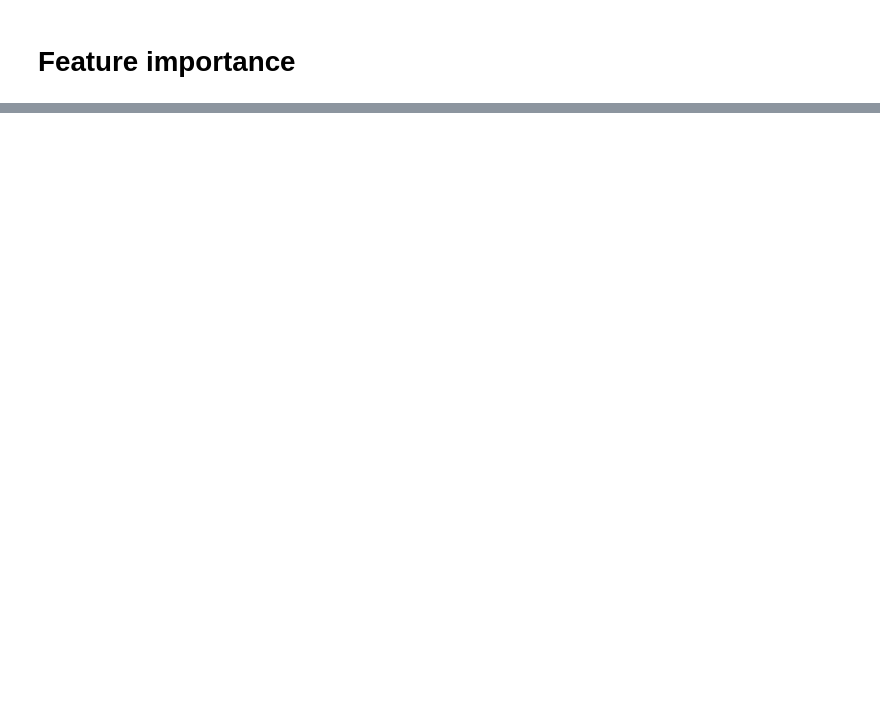
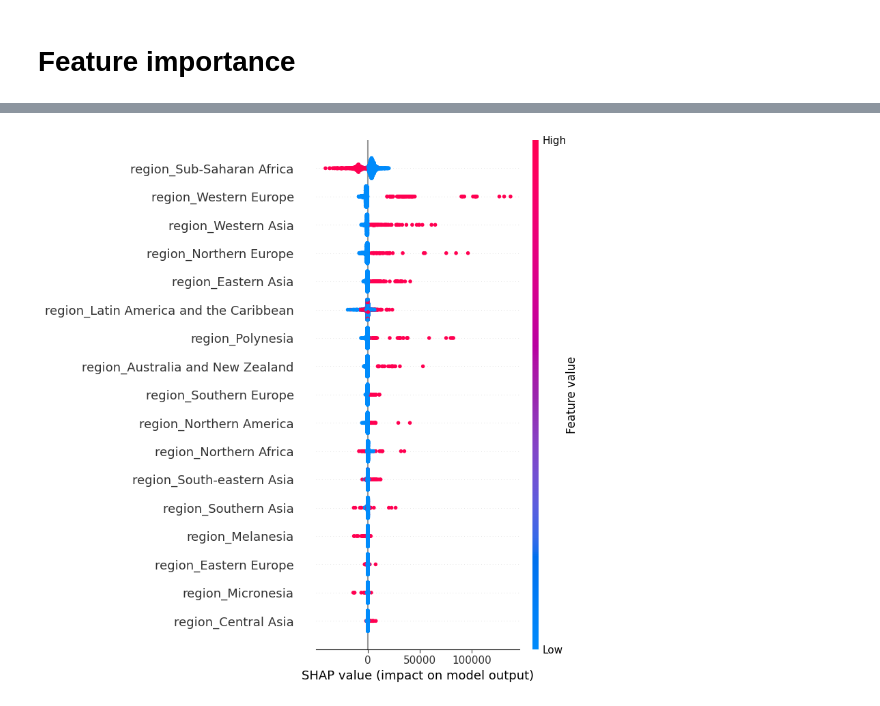
Before and after one commit to SCFlorian/Systeme_recommandation_agricole, a Jupyter notebook: notebooks/notebook_modelisation.ipynb, the cells around one changed output, grey strips where cells are left out. Drawn from its saved outputs; the diff is of its cells as text; code cells hidden in the pictures; blank space fills up the shorter version.

```diff
--- a/notebooks/notebook_modelisation.ipynb
+++ b/notebooks/notebook_modelisation.ipynb
@@ -999,0 +1071,86 @@ Importance par groupe :
+# %%
+ARTIFACT_DIR = "../model/shap_randomforest_sample"
+
+X_shap = joblib.load(os.path.join(ARTIFACT_DIR, "X_shap_sample.joblib"))
+shap_values = joblib.load(os.path.join(ARTIFACT_DIR, "shap_values_sample.joblib"))
+expected_value = joblib.load(os.path.join(ARTIFACT_DIR, "expected_value.joblib"))
+
+# Noms plus lisibles
+X_plot = X_shap.copy()
+X_plot.columns = [
+    col.replace("num__", "").replace("cat__", "")
+    for col in X_plot.columns
+]
+# ========
+# REGIONS
+# ========
+# On filtre les colonnes qui commencent par 'region'
+region_cols = [col for col in X_plot.columns if col.startswith("region")]
+region_indices = [X_plot.columns.get_loc(col) for col in region_cols]
+
+# On extrait les valeurs SHAP correspondantes
+shap_values_regions = shap_values[:, region_indices]
+X_regions = X_plot[region_cols]
+
+# 1. Importance globale (Bee swarm) uniquement pour les régions
+shap.summary_plot(shap_values_regions, X_regions)
+
+# 2. Importance bar (Classement des régions les plus influentes)
+shap.summary_plot(shap_values_regions, X_regions, plot_type="bar")
+
+# ======
+# Item
+# ======
+
+# On filtre les colonnes qui commencent par 'item'
+item_cols = [col for col in X_plot.columns if col.startswith("item")]
+item_indices = [X_plot.columns.get_loc(col) for col in item_cols]
+
+# On extrait les valeurs SHAP correspondantes
+shap_values_item = shap_values[:, item_indices]
+X_item = X_plot[item_cols]
+
+# 1. Importance globale (Bee swarm) uniquement pour les items
+shap.summary_plot(shap_values_item, X_item)
+
+# 2. Importance bar (Classement des items les plus influentes)
+shap.summary_plot(shap_values_item, X_item, plot_type="bar")
+
+# ======================
+# Variables climatiques
+# ======================
+num_cols = ["avg_temp", "rainfall_mm", "pesticides_tonnes", "years_from_now", "input_imbalance", "thermal_stress"]
+# On récupère les indices directement depuis X_plot pour être sûr de l'alignement avec shap_values
+climate_indices = [X_plot.columns.get_loc(col) for col in num_cols]
+
+# On extrait les valeurs SHAP correspondantes
+shap_values_climate = shap_values[:, climate_indices]
+X_climate = X_plot[num_cols]
+
+# 1. Importance globale (Bee swarm) pour le climat/numérique
+shap.summary_plot(shap_values_climate, X_climate)
+
+# 2. Importance bar
+shap.summary_plot(shap_values_climate, X_climate, plot_type="bar")
+# ==========
+# AU GLOBAL
+# ==========
+# 1. Importance globale
+shap.summary_plot(shap_values, X_plot)
+
+# 2. Importance bar
+shap.summary_plot(shap_values, X_plot, plot_type="bar")
+
+base_value = expected_value.item() if hasattr(expected_value, "item") else float(expected_value)
+# 3. Waterfall sur une observation
+idx = 68
+shap.plots.waterfall(
+    shap.Explanation(
+        values=shap_values[idx],
+        base_values=base_value,
+        data=X_plot.iloc[idx],
+        feature_names=X_plot.columns
+    )
+)
+# %% [output]
+[figure, added]
```
Also changed, not shown: parts of 23 cells of this notebook, 3 other files.
